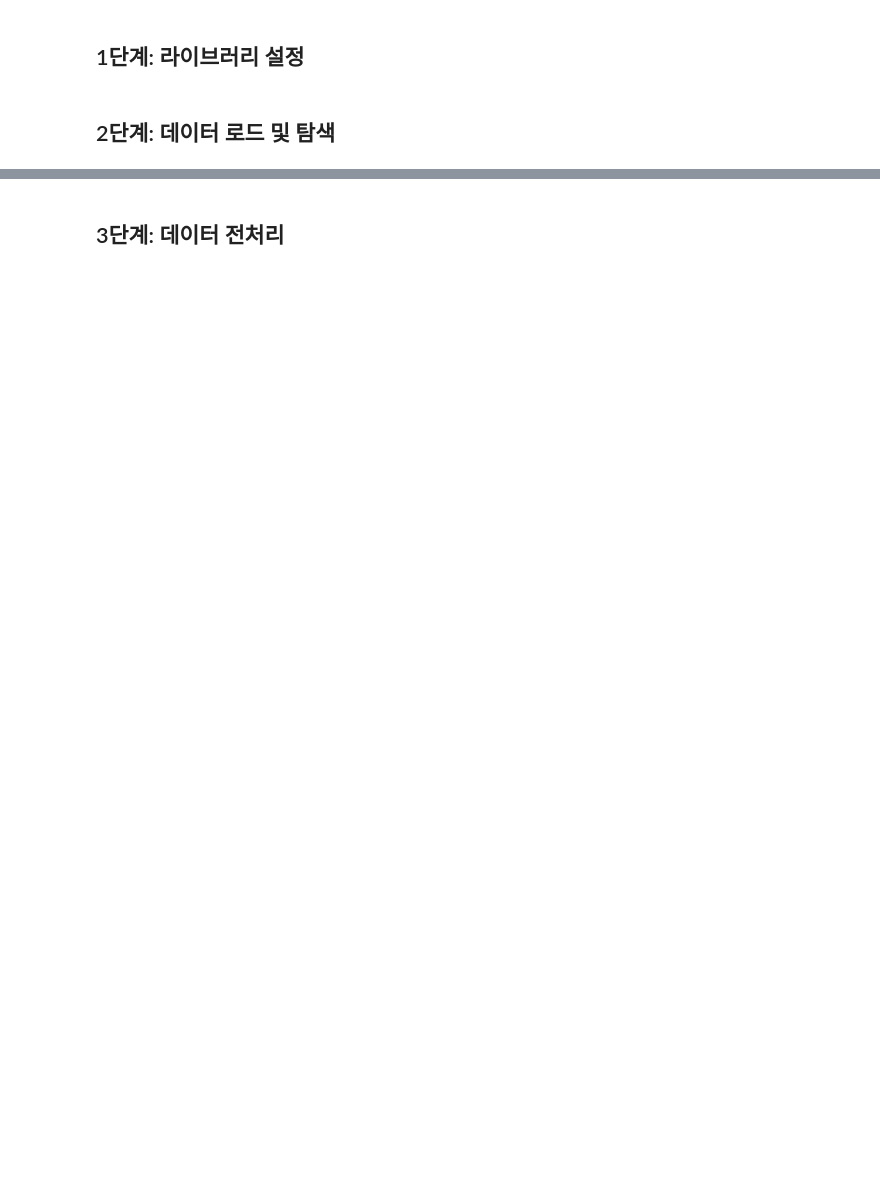
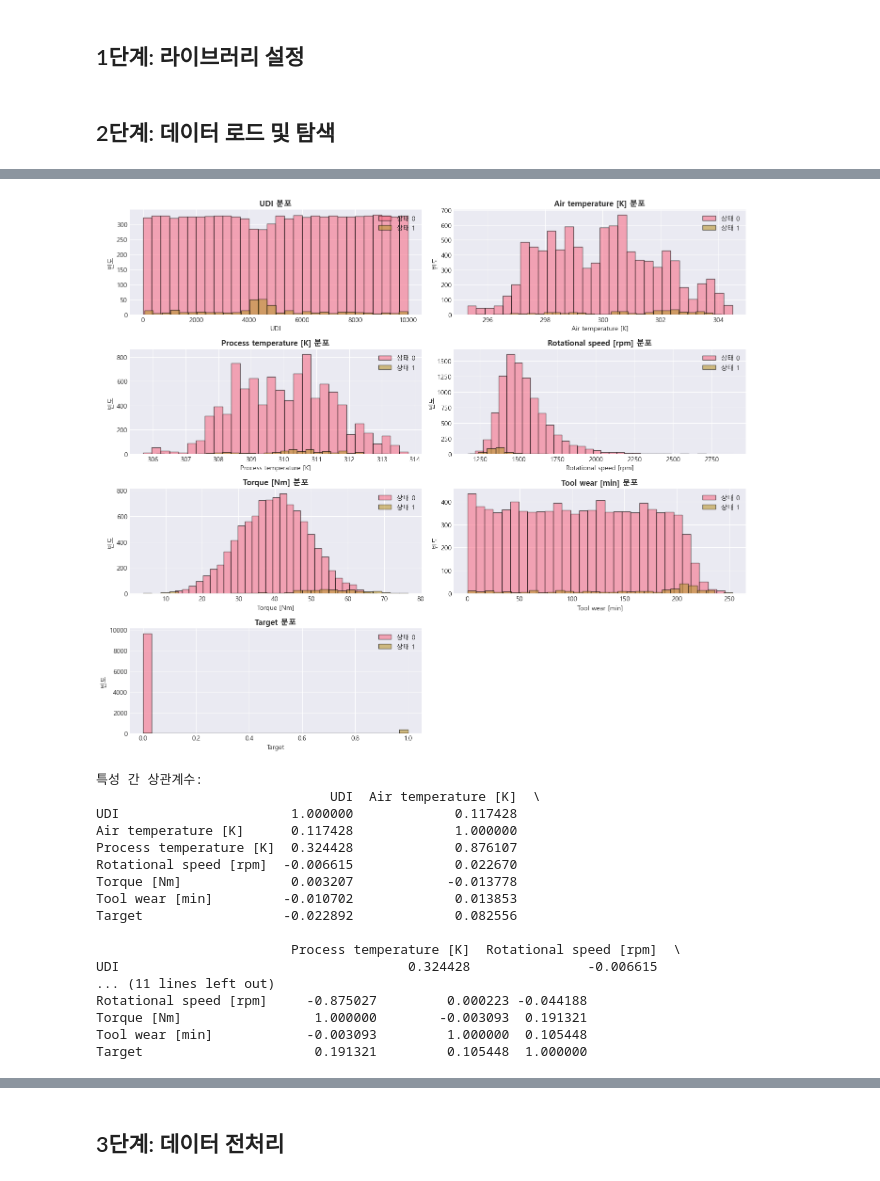
Before and after one commit to kwaksoyoung94/indai, a Jupyter notebook: AnomalyDetectionProject/Machine_Predictive_Maintenance.ipynb, the cells around one changed output, grey strips where cells are left out. Saved outputs shown, nothing was run; the diff lists cells and outputs as text; code cells hidden in the pictures; blank space fills up the shorter version.

```diff
--- a/AnomalyDetectionProject/Machine_Predictive_Maintenance.ipynb
+++ b/AnomalyDetectionProject/Machine_Predictive_Maintenance.ipynb
@@ -329,35 +48,7 @@ print("라이브러리 로드 완료")
 # %% [markdown]
 ## 2단계: 데이터 로드 및 탐색
 # %%
-try:
-    df = pd.read_csv('predictive_maintenance.csv')
-    print("로컬 파일에서 데이터 로드됨")
-except FileNotFoundError:
-    print("샘플 데이터를 생성합니다...")
-    np.random.seed(42)
-    n_samples = 10000
-
-    df = pd.DataFrame({
-        'Temperature': np.random.normal(35, 5, n_samples),
-        'Vibration': np.random.exponential(0.5, n_samples),
-        'Pressure': np.random.normal(100, 10, n_samples),
-        'Humidity': np.random.uniform(20, 80, n_samples),
-        'Motor_Speed': np.random.normal(1500, 200, n_samples),
-        'Power_Output': np.random.normal(50, 10, n_samples),
-        'Rotation_Frequency': np.random.normal(50, 5, n_samples),
-        'Air_Gap': np.random.normal(0.5, 0.05, n_samples),
-    })
-
-    target = np.zeros(n_samples, dtype=int)
-    anomaly_indices = np.random.choice(n_samples, size=int(0.15*n_samples), replace=False)
-    for idx in anomaly_indices:
-        df.loc[idx, 'Temperature'] *= 1.5
-        df.loc[idx, 'Vibration'] *= 2.0
-        df.loc[idx, 'Pressure'] *= 0.7
-
-    df['Machine_Status'] = target
-    df.loc[anomaly_indices, 'Machine_Status'] = 1
-    print("샘플 데이터 생성 완료")
+df = pd.read_csv('predictive_maintenance.csv')
 
 print(f"\n데이터 크기: {df.shape}")
 print(f"메모리 사용: {df.memory_usage(deep=True).sum() / 1024**2:.2f} MB")
@@ -399,32 +133,54 @@ plt.show()
 # %%
-feature_cols = [col for col in df.columns if col != class_col]
+feature_cols = df.select_dtypes(include=[np.number]).columns.tolist()
+if class_col in feature_cols:
+    feature_cols.remove(class_col)
+
 n_features = len(feature_cols)
 
 fig, axes = plt.subplots((n_features + 1) // 2, 2, figsize=(14, 12))
 axes = axes.flatten()
 
 for idx, feature in enumerate(feature_cols):
     ax = axes[idx]
 
     for status in sorted(df[class_col].unique()):
         ax.hist(df[df[class_col] == status][feature], bins=30, alpha=0.6,
                 label=f'상태 {status}', edgecolor='black')
 
     ax.set_xlabel(feature, fontsize=10)
     ax.set_ylabel('빈도')
     ax.set_title(f'{feature} 분포', fontweight='bold')
     ax.legend()
 
 if n_features % 2 != 0:
     fig.delaxes(axes[-1])
 
 plt.tight_layout()
 plt.show()
 
 # 상관관계
 print("\n특성 간 상관계수:")
 corr_matrix = df[feature_cols].corr()
 print(corr_matrix)
+# %% [output]
+[figure, added]
+특성 간 상관계수:
+                              UDI  Air temperature [K]  \
+UDI                      1.000000             0.117428
+Air temperature [K]      0.117428             1.000000
+Process temperature [K]  0.324428             0.876107
+Rotational speed [rpm]  -0.006615             0.022670
+Torque [Nm]              0.003207            -0.013778
+Tool wear [min]         -0.010702             0.013853
+Target                  -0.022892             0.082556
+
+                         Process temperature [K]  Rotational speed [rpm]  \
+UDI                                     0.324428               -0.006615
+... (11 lines left out)
+Rotational speed [rpm]     -0.875027         0.000223 -0.044188
+Torque [Nm]                 1.000000        -0.003093  0.191321
+Tool wear [min]            -0.003093         1.000000  0.105448
+Target                      0.191321         0.105448  1.000000
 # %%
 plt.figure(figsize=(10, 8))
 sns.heatmap(corr_matrix, annot=True, cmap='coolwarm', center=0,
```
Also changed, not shown: parts of 30 cells of this notebook.
